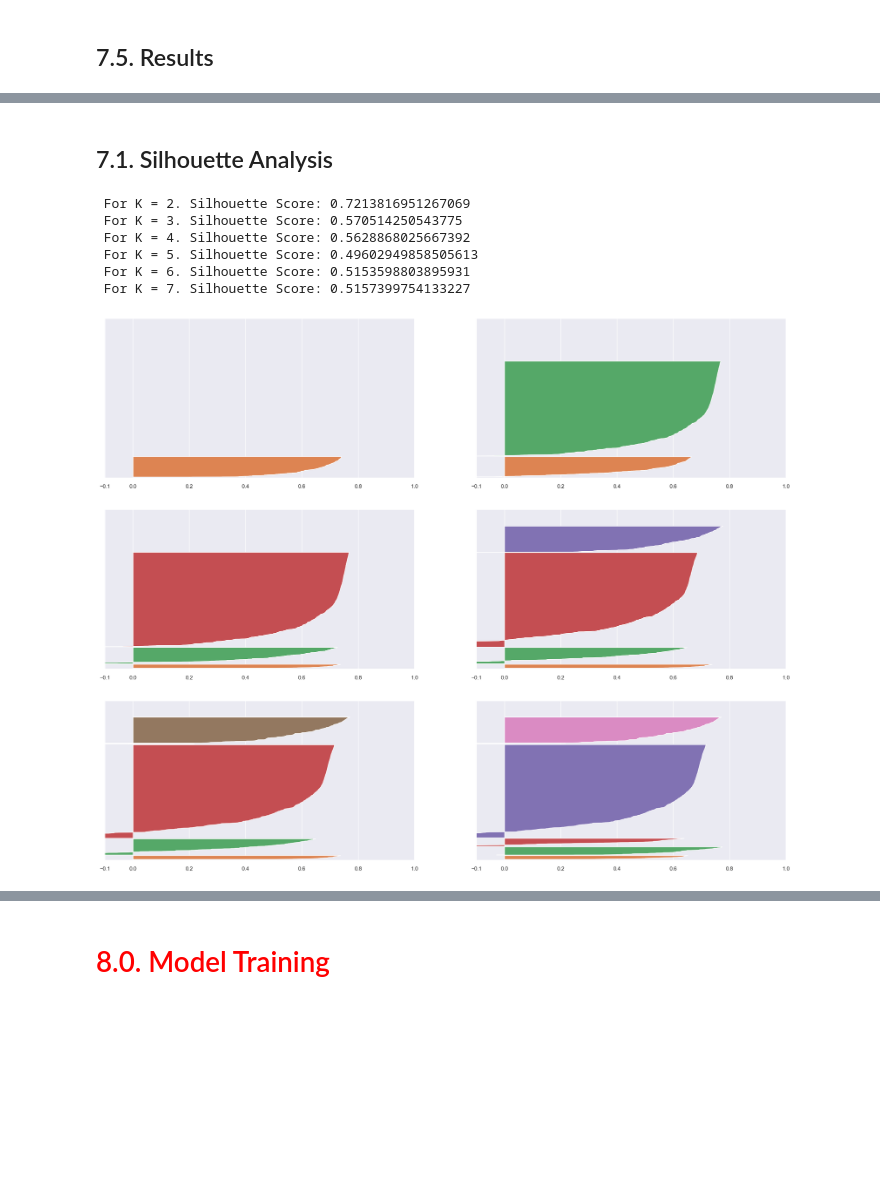
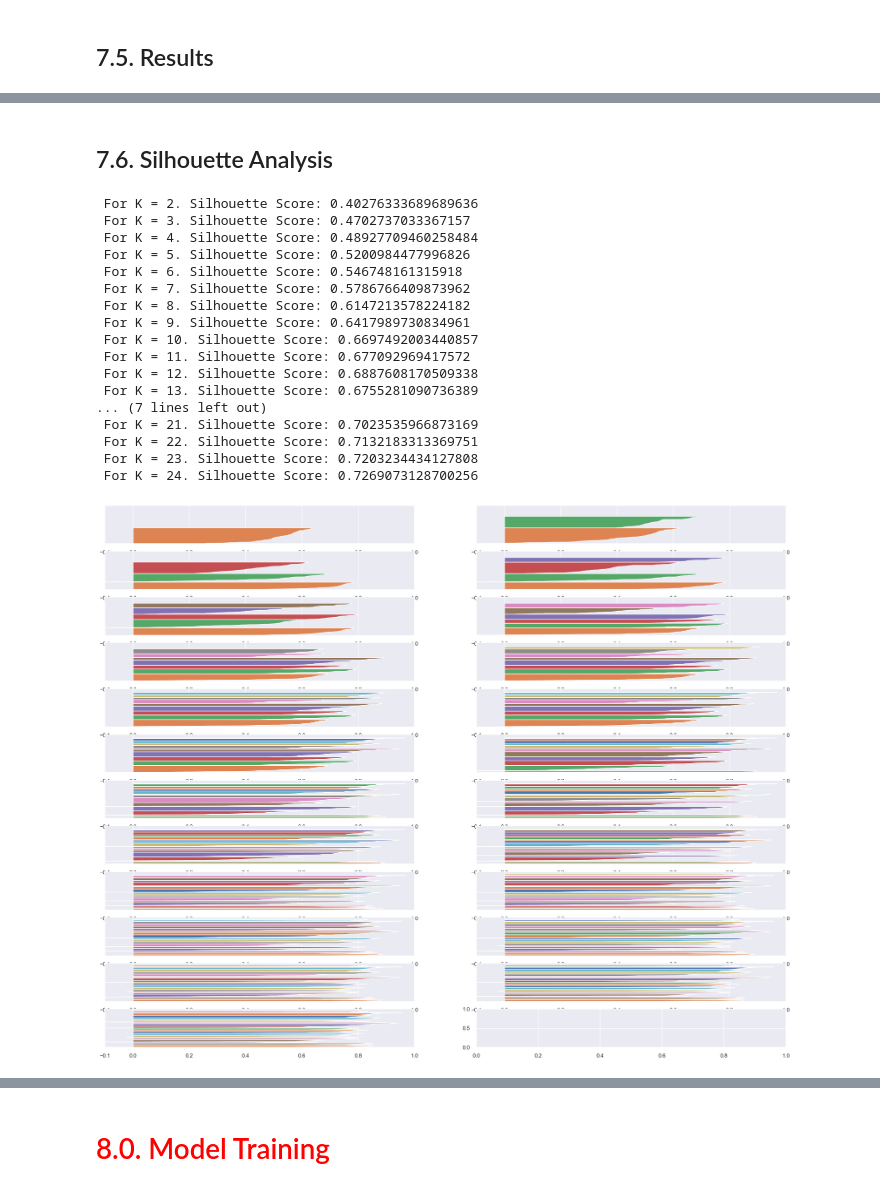
Before and after one commit to alessandra-barbosa/insiders_clustering_ecommerce, a Jupyter notebook: notebooks/6-ab-model-performance.ipynb, the cells around one changed output, grey strips where cells are left out. Saved outputs shown, nothing was run; the diff lists cells and outputs as text; code cells hidden in the pictures; blank space fills up the shorter version.

```diff
--- a/notebooks/6-ab-model-performance.ipynb
+++ b/notebooks/6-ab-model-performance.ipynb
@@ -1245,7 +1243,7 @@ NameError: name 'df_results' is not defined
 # %% [markdown]
-## 7.1. Silhouette Analysis
+## 7.6. Silhouette Analysis
 # %%
-fig, ax = plt.subplots( 3, 2 )
+fig, ax = plt.subplots( 12, 2 )
 fig.set_size_inches( 25, 20 )
 
 for k in clusters:
@@ -1262,38 +1260,49 @@ for k in clusters:
 
     # performance
     ss = m.silhouette_score( X, labels, metric='euclidean' )
     print( ' For K = {}. Silhouette Score: {}'.format( k, ss ) )
 
     samples_silhouette_values = m.silhouette_samples( X, labels )
 
     y_lower = 10
     for i in range( k ):
 
         # select clusters
         ith_samples_silhouette_values = samples_silhouette_values[ labels == i]
 
         # sort values
         ith_samples_silhouette_values.sort()
 
         # size clusters
         size_cluster_i = ith_samples_silhouette_values.shape[0]
         y_upper = y_lower + size_cluster_i
 
         cmap = cm.get_cmap( 'Spectral' )
         color = cmap( i / k )
 
         ax[q-1, mod].fill_betweenx( np.arange( y_lower, y_upper ), 0, ith_samples_silhouette_values  )
 
         y_lower = y_upper + 10
 
     ax[q-1, mod].set_yticks([])
     ax[q-1, mod].set_xticks( [-0.1, 0, 0.2, 0.4, 0.6, 0.8, 1])
 # %% [output]
- For K = 2. Silhouette Score: 0.7213816951267069
- For K = 3. Silhouette Score: 0.570514250543775
- For K = 4. Silhouette Score: 0.5628868025667392
- For K = 5. Silhouette Score: 0.49602949858505613
- For K = 6. Silhouette Score: 0.5153598803895931
- For K = 7. Silhouette Score: 0.5157399754133227
+ For K = 2. Silhouette Score: 0.40276333689689636
+ For K = 3. Silhouette Score: 0.4702737033367157
+ For K = 4. Silhouette Score: 0.48927709460258484
+ For K = 5. Silhouette Score: 0.5200984477996826
+ For K = 6. Silhouette Score: 0.546748161315918
+ For K = 7. Silhouette Score: 0.5786766409873962
+ For K = 8. Silhouette Score: 0.6147213578224182
+ For K = 9. Silhouette Score: 0.6417989730834961
+ For K = 10. Silhouette Score: 0.6697492003440857
+ For K = 11. Silhouette Score: 0.677092969417572
+ For K = 12. Silhouette Score: 0.6887608170509338
+ For K = 13. Silhouette Score: 0.6755281090736389
+... (7 lines left out)
+ For K = 21. Silhouette Score: 0.7023535966873169
+ For K = 22. Silhouette Score: 0.7132183313369751
+ For K = 23. Silhouette Score: 0.7203234434127808
+ For K = 24. Silhouette Score: 0.7269073128700256
-[figure, old version]
+[figure, new version]
 # %%
```
Also changed, not shown: parts of 15 cells of this notebook, 1 other file.
